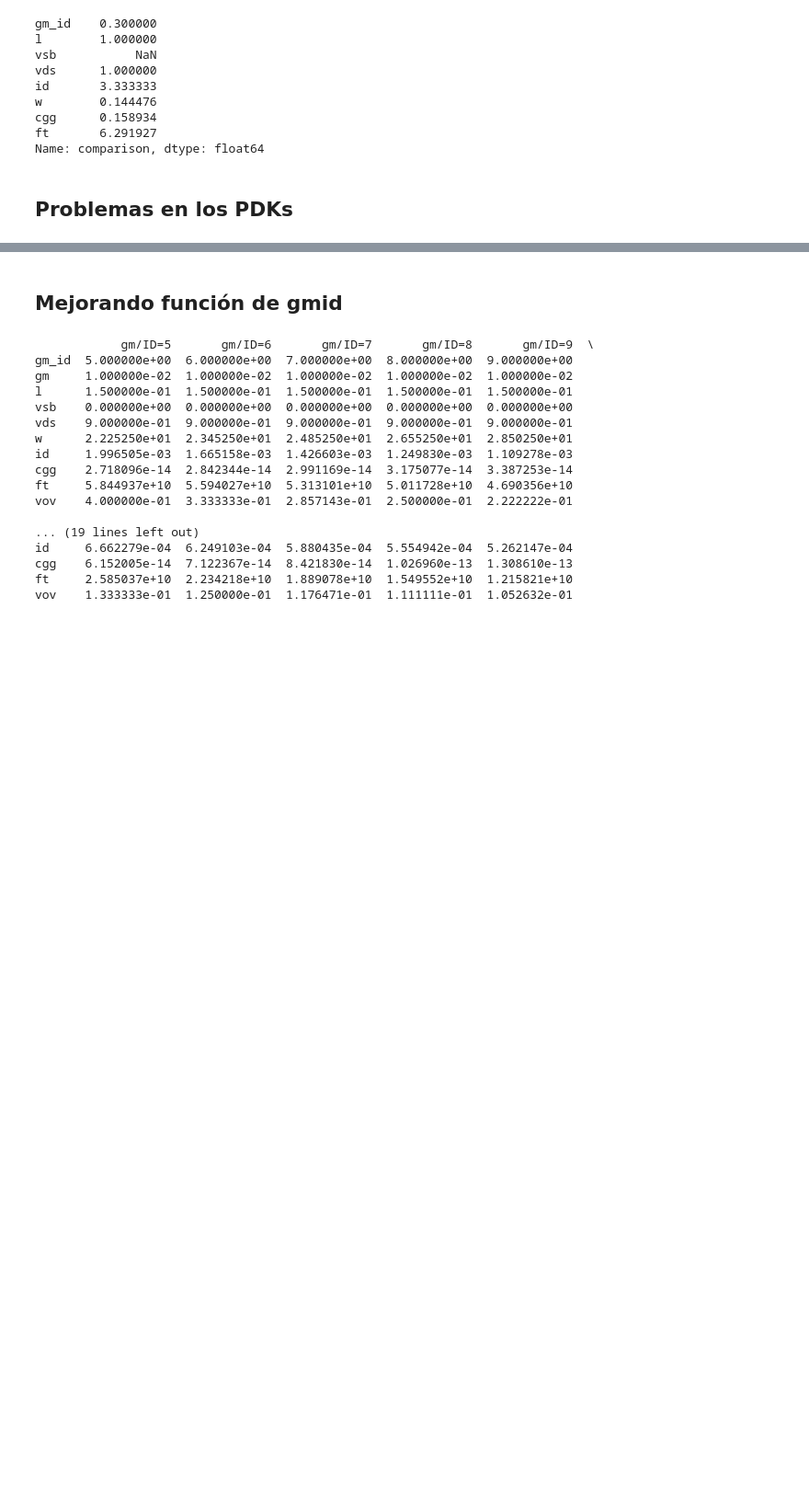
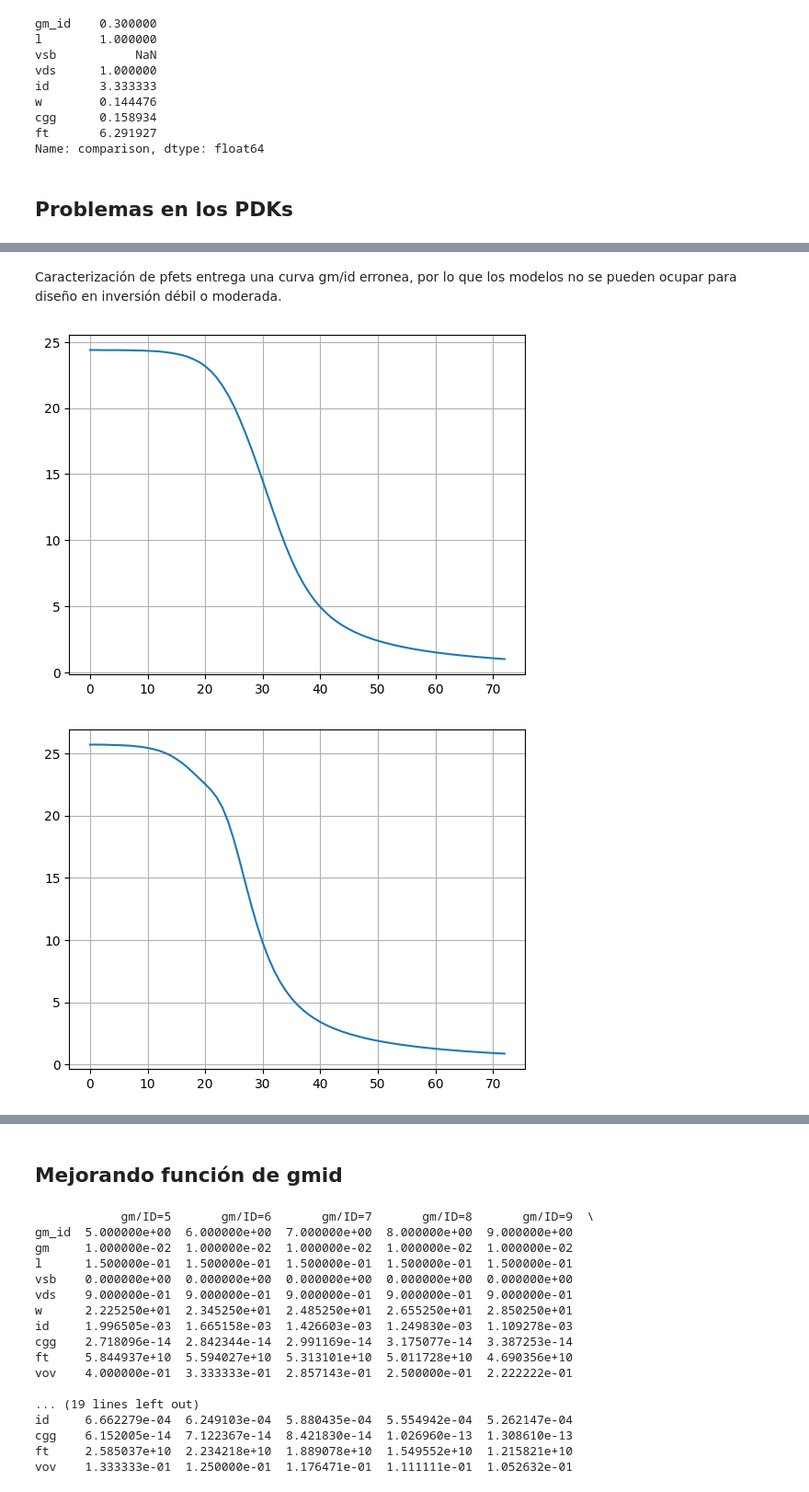
Before and after one commit to ChipUSM/usm-vlsi-tools, a Jupyter notebook: shared_xserver/gmid-test.ipynb, the cells around one changed output, grey strips where cells are left out. Shown at 92% size. Saved outputs shown, nothing was run; the diff lists cells and outputs as text; code cells hidden in the pictures; blank space fills up the shorter version.

```diff
--- a/shared_xserver/gmid-test.ipynb
+++ b/shared_xserver/gmid-test.ipynb
@@ -36,6 +36,27 @@ Output conductance    1.60e-04
 Transconductance Eff  4.81e+00
 Angular transit freq  3.70e+11
 Intrinsic Gain        1.42e+01
+# %%
+mat_folder = Path("simulations")
+
+nfet_mat = mat_folder / "nfet_01v8.mat"
+pfet_mat = mat_folder / "pfet_01v8.mat"
+nfet_lvt_mat = mat_folder / "nfet_01v8_lvt.mat"
+pfet_lvt_mat = mat_folder / "pfet_01v8_lvt.mat"
+
+if not nfet_mat.exists():
+    raise ValueError(f"MAT file {nfet_mat} doesn't exists")
+if not nfet_lvt_mat.exists():
+    raise ValueError(f"MAT file {nfet_lvt_mat} doesn't exists")
+if not pfet_mat.exists():
+    raise ValueError(f"MAT file {pfet_mat} doesn't exists")
+if not pfet_lvt_mat.exists():
+    raise ValueError(f"MAT file {pfet_lvt_mat} doesn't exists")
+
+nfet = lk(filename=str(nfet_mat))
+nfet_lvt = lk(filename=str(nfet_lvt_mat))
+pfet = lk(filename=str(pfet_mat))
+pfet_lvt = lk(filename=str(pfet_lvt_mat))
 # %%
 # Example
 params={
@@ -314,0 +330,22 @@ Obs, pfet lvt está restringido a canales más largos.
+# %% [markdown]
+Caracterización de pfets entrega una curva gm/id erronea, por lo que los modelos no se pueden ocupar para diseño en inversión débil o moderada.
+# %%
+def plot_gm_id(lut):
+    # Example
+    params={
+        "L": 0.15, # Min length on sky130
+        "VDS": 0.9,
+        "VSB": 0, # source to VSS as usual on NMOS
+    }
+
+    fig, ax = plt.subplots()
+    ax.plot(lut.look_up("GM_ID", **params))
+    ax.grid()
+
+plot_gm_id(nfet)
+plot_gm_id(nfet_lvt)
+plot_gm_id(pfet) # This is plain wrong
+plot_gm_id(pfet_lvt) # This is weird
+# %% [output]
+[figure, added]
+[figure, added]
```
Also changed, not shown: parts of 10 cells of this notebook, 6 other files.
